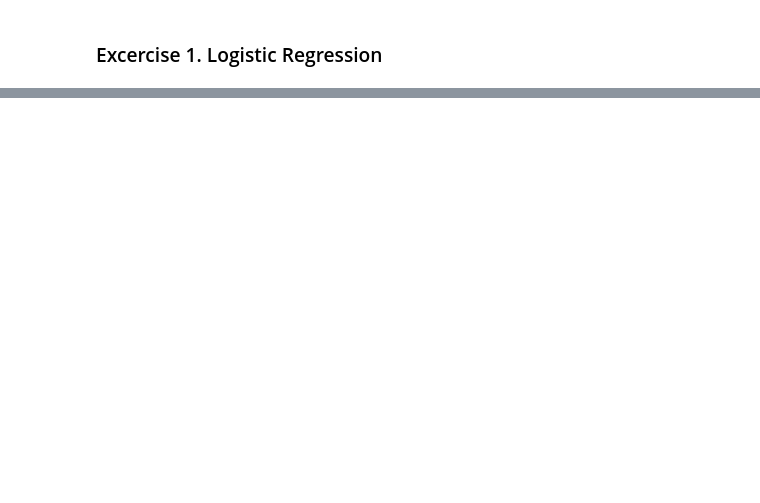
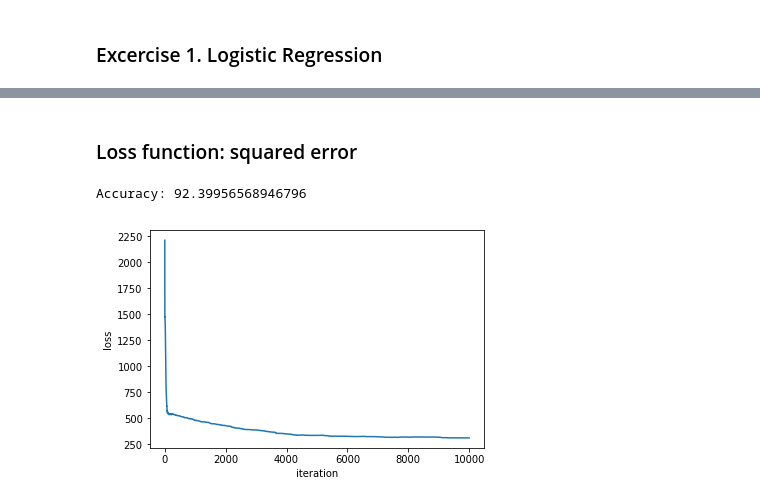
Before and after one commit to evabertalan/mustererkennung, a Jupyter notebook: 9/9_logistic_regression.ipynb, the cells around one changed output, grey strips where cells are left out. Saved outputs shown, nothing was run; the diff lists cells and outputs as text; code cells hidden in the pictures; blank space fills up the shorter version.

Commit message:
add squared error

```diff
--- a/9/9_logistic_regression.ipynb
+++ b/9/9_logistic_regression.ipynb
@@ -81,0 +87,14 @@ Accuracy: 92.39956568946796
+# %% [markdown]
+### Loss function: squared error
+# %%
+log_reg_sqr = LogisticRegression(10000, 0.01, loss='squared error')
+reg_fit_sqr = log_reg_sqr.fit(X_train, y_train)
+plt.plot(reg_fit_sqr.loss)
+plt.xlabel('iteration')
+plt.ylabel('loss')
+prediction = log_reg.predict(X_test)
+accuracy = len(np.where(prediction == y_test)[0])/len(y_test)*100
+print('Accuracy:', accuracy)
+# %% [output]
+Accuracy: 92.39956568946796
+[figure, added]
```
Also changed, not shown: parts of 10 cells of this notebook.
